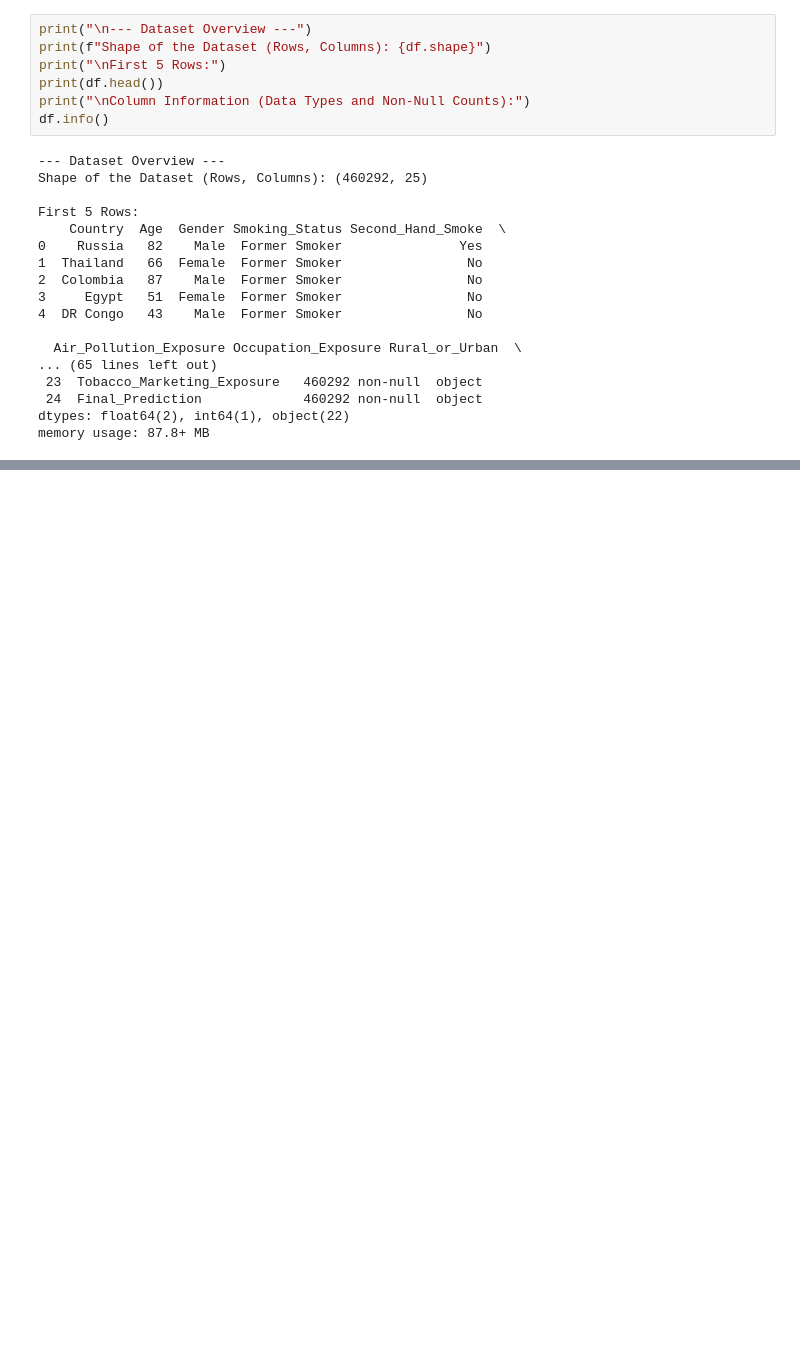
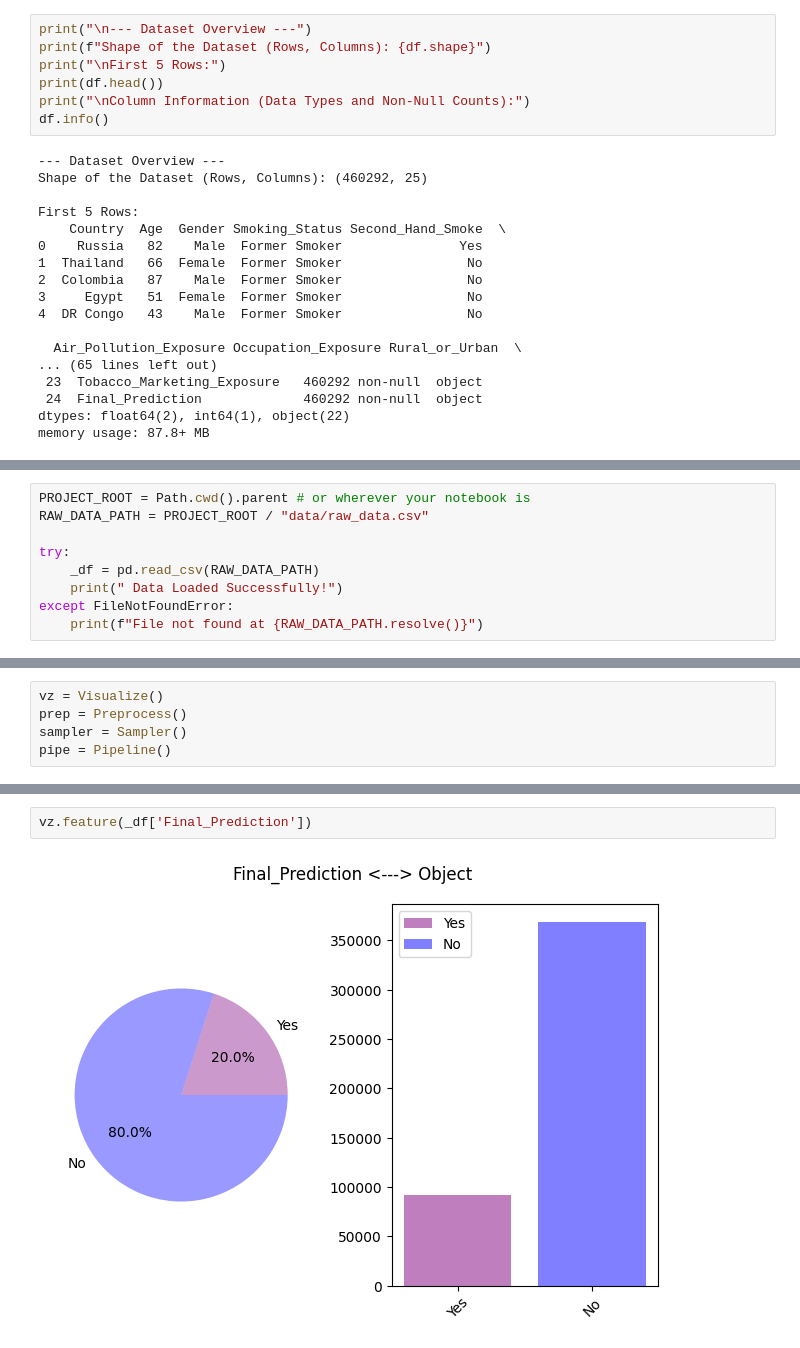
Before and after one commit to Mareeha-Nadeem/CancerCare, a Jupyter notebook: data_science/notebook/eda.ipynb, the cells around one changed output, grey strips where cells are left out. Drawn from its saved outputs; the diff is of its cells as text; blank space fills up the shorter version.

Commit message:
Your descriptive message

```diff
--- a/data_science/notebook/eda.ipynb
+++ b/data_science/notebook/eda.ipynb
@@ -159,0 +361,9 @@ plt.show()
+# %%
+PROJECT_ROOT = Path.cwd().parent # or wherever your notebook is
+RAW_DATA_PATH = PROJECT_ROOT / "data/raw_data.csv"
+
+try:
+    _df = pd.read_csv(RAW_DATA_PATH)
+    print(" Data Loaded Successfully!")
+except FileNotFoundError:
+    print(f"File not found at {RAW_DATA_PATH.resolve()}")
@@ -159,0 +372,5 @@ plt.show()
+# %%
+vz = Visualize()
+prep = Preprocess()
+sampler = Sampler()
+pipe = Pipeline()
@@ -159,0 +417,4 @@ plt.show()
+# %%
+vz.feature(_df['Final_Prediction'])
+# %% [output]
+[figure, added]
```
Also changed, not shown: parts of 30 cells of this notebook, 11 other files.
